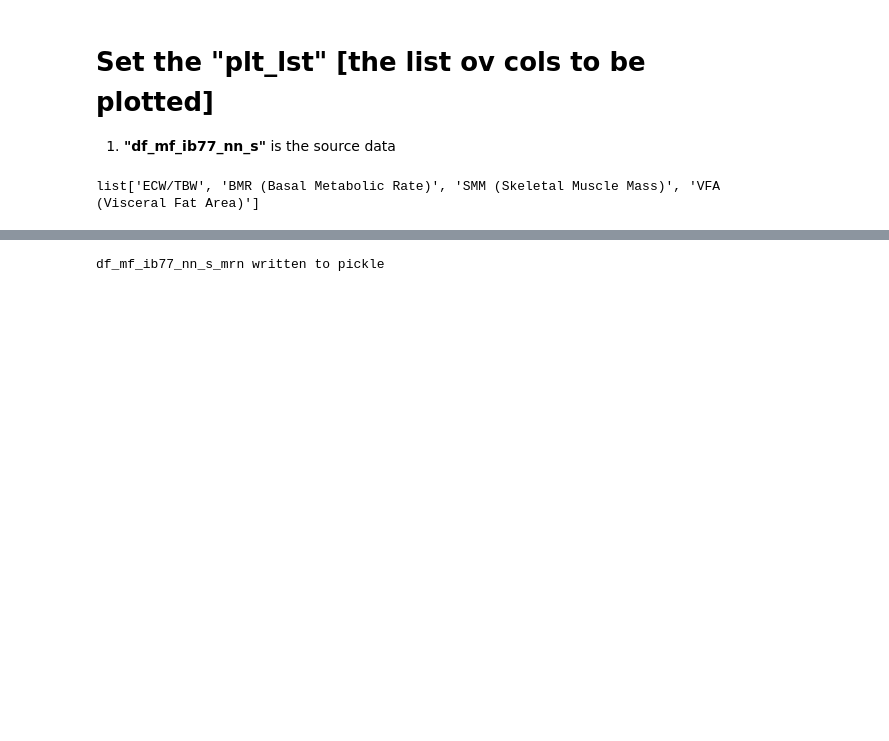
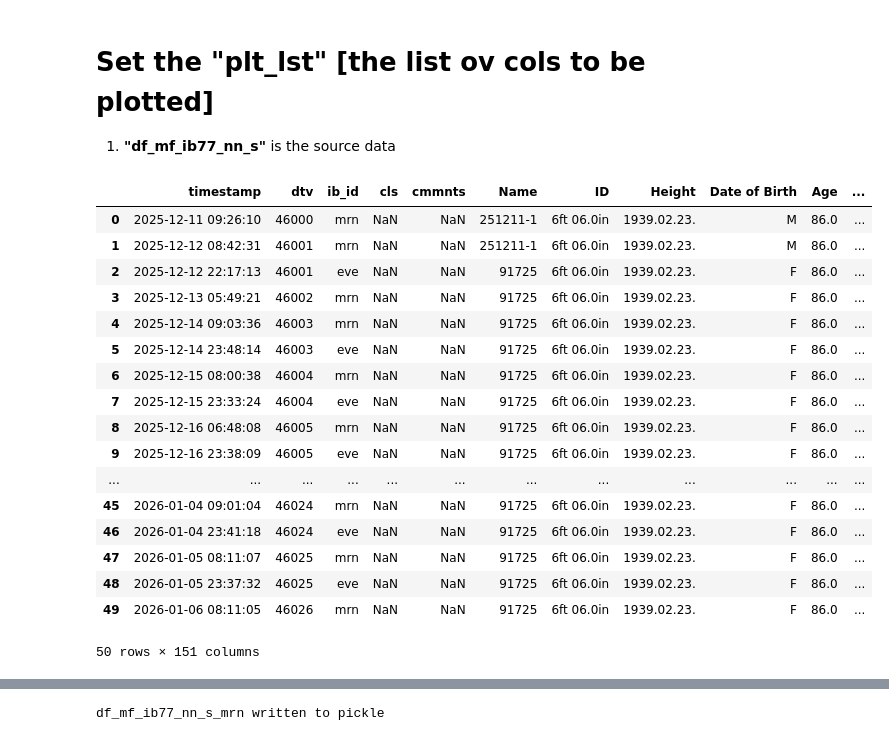
Before and after one commit to 1ratlabs/JL_2, a Jupyter notebook: col_wise_import_77.ipynb, the cells around one changed output, grey strips where cells are left out. Drawn from its saved outputs; the diff is of its cells as text; code cells hidden in the pictures; blank space fills up the shorter version.

```diff
--- a/col_wise_import_77.ipynb
+++ b/col_wise_import_77.ipynb
@@ -685,12 +685,29 @@ No timestamp duplicates **df_mf_ib77_nn** detected
 1. **"df_mf_ib77_nn_s"** is the source data
 # %%
 plt_lst = list["ECW/TBW", 'BMR (Basal Metabolic Rate)',"SMM (Skeletal Muscle Mass)",'VFA (Visceral Fat Area)']
-# verify
-plt_lst
+# verify plt_lst
-# %% [output]
-list['ECW/TBW', 'BMR (Basal Metabolic Rate)', 'SMM (Skeletal Muscle Mass)', 'VFA (Visceral Fat Area)']
 # %%
-#verify df_mf_ib77_nn_s
+# verify
+df_mf_ib77_nn_s
+# %% [output]
+|  | timestamp | dtv | ib_id | cls | cmmnts | Name | ID | Height | Date of Birth | Age | ... |
+| 0 | 2025-12-11 09:26:10 | 46000 | mrn | NaN | NaN | 251211-1 | 6ft 06.0in | 1939.02.23. | M | 86.0 | ... |
+| 1 | 2025-12-12 08:42:31 | 46001 | mrn | NaN | NaN | 251211-1 | 6ft 06.0in | 1939.02.23. | M | 86.0 | ... |
+| 2 | 2025-12-12 22:17:13 | 46001 | eve | NaN | NaN | 91725 | 6ft 06.0in | 1939.02.23. | F | 86.0 | ... |
+| 3 | 2025-12-13 05:49:21 | 46002 | mrn | NaN | NaN | 91725 | 6ft 06.0in | 1939.02.23. | F | 86.0 | ... |
+| 4 | 2025-12-14 09:03:36 | 46003 | mrn | NaN | NaN | 91725 | 6ft 06.0in | 1939.02.23. | F | 86.0 | ... |
+| 5 | 2025-12-14 23:48:14 | 46003 | eve | NaN | NaN | 91725 | 6ft 06.0in | 1939.02.23. | F | 86.0 | ... |
+| 6 | 2025-12-15 08:00:38 | 46004 | mrn | NaN | NaN | 91725 | 6ft 06.0in | 1939.02.23. | F | 86.0 | ... |
+| 7 | 2025-12-15 23:33:24 | 46004 | eve | NaN | NaN | 91725 | 6ft 06.0in | 1939.02.23. | F | 86.0 | ... |
+| 8 | 2025-12-16 06:48:08 | 46005 | mrn | NaN | NaN | 91725 | 6ft 06.0in | 1939.02.23. | F | 86.0 | ... |
+| 9 | 2025-12-16 23:38:09 | 46005 | eve | NaN | NaN | 91725 | 6ft 06.0in | 1939.02.23. | F | 86.0 | ... |
+| ... | ... | ... | ... | ... | ... | ... | ... | ... | ... | ... | ... |
+| 45 | 2026-01-04 09:01:04 | 46024 | mrn | NaN | NaN | 91725 | 6ft 06.0in | 1939.02.23. | F | 86.0 | ... |
+| 46 | 2026-01-04 23:41:18 | 46024 | eve | NaN | NaN | 91725 | 6ft 06.0in | 1939.02.23. | F | 86.0 | ... |
+| 47 | 2026-01-05 08:11:07 | 46025 | mrn | NaN | NaN | 91725 | 6ft 06.0in | 1939.02.23. | F | 86.0 | ... |
+| 48 | 2026-01-05 23:37:32 | 46025 | eve | NaN | NaN | 91725 | 6ft 06.0in | 1939.02.23. | F | 86.0 | ... |
+| 49 | 2026-01-06 08:11:05 | 46026 | mrn | NaN | NaN | 91725 | 6ft 06.0in | 1939.02.23. | F | 86.0 | ... |
+50 rows × 151 columns
 # %%
 # Selects the cols to be plotted
 plt_lst = ["ECW/TBW", 'BMR (Basal Metabolic Rate)',"SMM (Skeletal Muscle Mass)",'VFA (Visceral Fat Area)']
```
Also changed, not shown: parts of 8 cells of this notebook, 3 other files.
